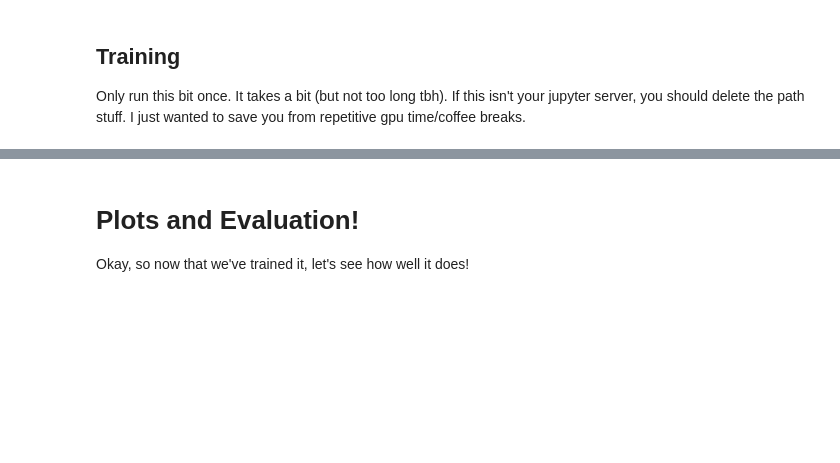
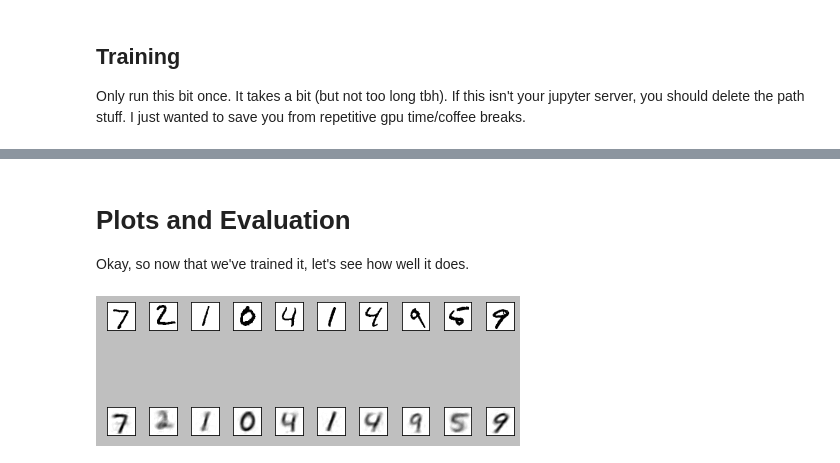
Before and after one commit to dcmoyer/invariance-tutorial, a Jupyter notebook: tutorial.ipynb, the cells around one changed output, grey strips where cells are left out. Drawn from its saved outputs; the diff is of its cells as text; code cells hidden in the pictures; blank space fills up the shorter version.

```diff
--- a/tutorial.ipynb
+++ b/tutorial.ipynb
@@ -63,8 +107,8 @@
 
 For some this is pretty basic stuff. Skip to [Loss Construction](#loss-construction) if you can do this on your own.
 # %%
-DIM_Z = 2
-DIM_C = NUM_LABELS
+DIM_Z = 16
+DIM_C = NUM_LABELS # just as an example. Sometimes we also have another y
 INPUT_SHAPE = IMG_DIM ** 2
 ACTIVATION = "tanh"
 # %% [markdown]
@@ -251,9 +295,11 @@ Only run this bit once. It takes a bit (but not too long tbh). If this isn't you
 # %%
 import os
 if not os.path.exists("mnist_icvae.h5"):
-  cvae.fit(
-    { "x" : train_x, "c" : train_y }, epochs=100
-  )
-  cvae.save_weights("mnist_icvae.h5")
+    print("training")
+    icvae.fit(
+        { "x" : train_x, "c" : train_y }, epochs=100
+    )
+    icvae.save_weights("mnist_icvae.h5")
 else:
-  cvae.load_weights("mnist_icvae.h5")
+    print("loading from file")
+    icvae.load_weights("mnist_icvae.h5")
@@ -260,23 +309,26 @@ else:
 # %% [markdown]
-# Plots and Evaluation!
+# Plots and Evaluation
 
-Okay, so now that we've trained it, let's see how well it does!
+Okay, so now that we've trained it, let's see how well it does.
 # %%
 n_plot_samps = 10
-test_x_hat = mean_cvae.predict(
+test_x_hat = icvae.predict(
  { "x" : test_x[:n_plot_samps], "c" : test_y[:n_plot_samps] }
 )
 
 ##
 ## plot first N
 ##
 
-from plot_tools import pics_tools as pic
+from src.plot_tools import pics_tools as pic
 import matplotlib.pyplot as plt
+plt.style.use('grayscale')
 
 fig = pic.plot_image_grid( \
-  np.concatenate([test_x[:n_plot_samps],test_x_hat], axis=0),
-  [mnist_dataset.IMG_DIM, mnist_dataset.IMG_DIM], \
+  1-np.concatenate([test_x[:n_plot_samps],test_x_hat], axis=0),
+  [IMG_DIM, IMG_DIM], \
   (2,n_plot_samps) \
 )
 plt.show()
+# %% [output]
+[figure, added]
```
Also changed, not shown: parts of 12 cells of this notebook, 1 other file.
